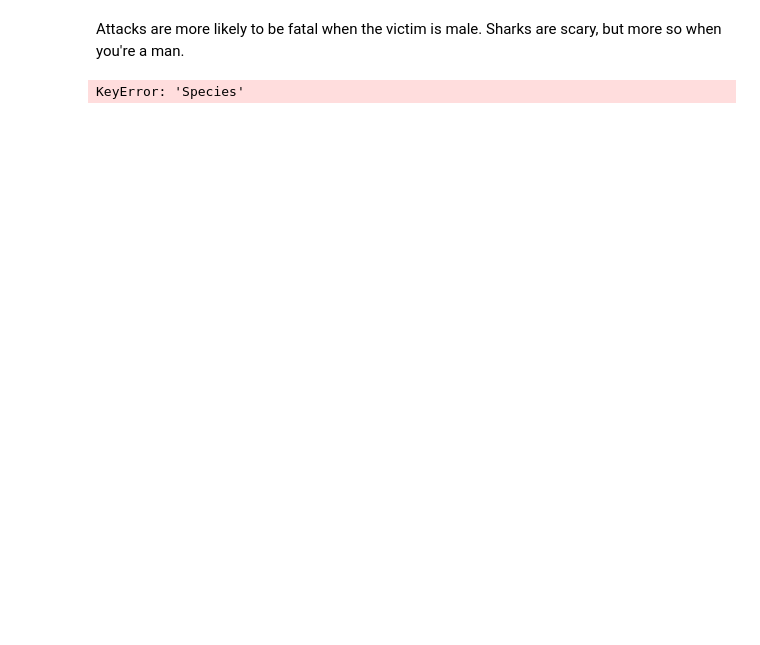
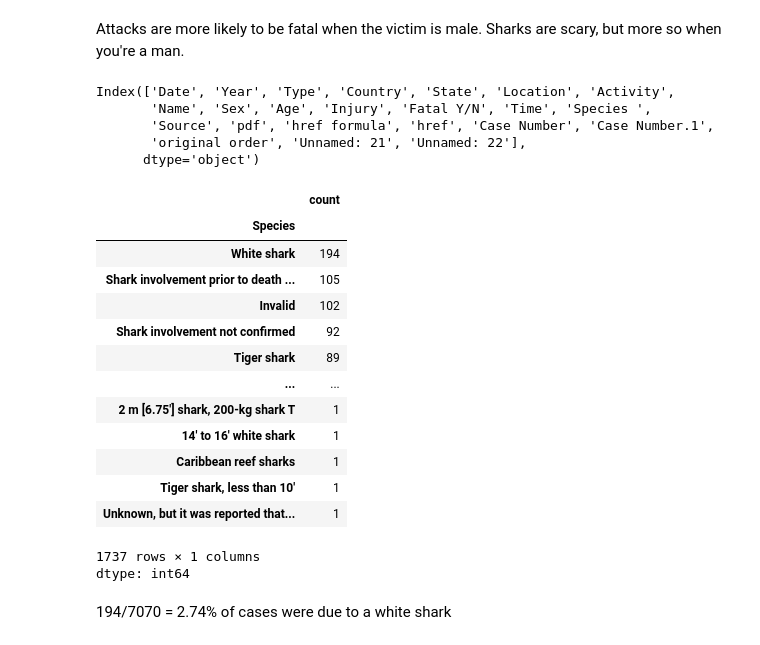
Before and after one commit to ananya-balach/DS-wrangling-fork, a Jupyter notebook: assignment/assignment.ipynb, the cells around one changed output. Saved outputs shown, nothing was run; the diff lists cells and outputs as text; code cells hidden in the pictures; blank space fills up the shorter version.

```diff
--- a/assignment/assignment.ipynb
+++ b/assignment/assignment.ipynb
@@ -522,9 +358,34 @@ Sex
 # %% [markdown]
 Attacks are more likely to be fatal when the victim is male. Sharks are scary, but more so when you're a man.
+# %%
+print(df.columns)
+# %% [output]
+Index(['Date', 'Year', 'Type', 'Country', 'State', 'Location', 'Activity',
+       'Name', 'Sex', 'Age', 'Injury', 'Fatal Y/N', 'Time', 'Species ',
+       'Source', 'pdf', 'href formula', 'href', 'Case Number', 'Case Number.1',
+       'original order', 'Unnamed: 21', 'Unnamed: 22'],
+      dtype='object')
 # %%
-df['Species'].value_counts(dropna=False)
+df['Species'] = df['Species ']
+df['Species'].value_counts()
 # %% [output]
+|  | count |
+| Species |  |
+| White shark | 194 |
+| Shark involvement prior to death ... | 105 |
+| Invalid | 102 |
+| Shark involvement not confirmed | 92 |
+| Tiger shark | 89 |
+| ... | ... |
+| 2 m [6.75'] shark, 200-kg shark T | 1 |
+| 14' to 16' white shark | 1 |
+| Caribbean reef sharks | 1 |
+| Tiger shark, less than 10' | 1 |
+| Unknown, but it was reported that... | 1 |
-KeyError: 'Species'
+1737 rows × 1 columns
+dtype: int64
+# %% [markdown]
+194/7070 = 2.74% of cases were due to a white shark
 # %% [markdown]
 **Q3.** Open the "tidy_data.pdf" document in the repo, which is a paper called Tidy Data by Hadley Wickham.
 
```
Also changed, not shown: parts of 22 cells of this notebook.
